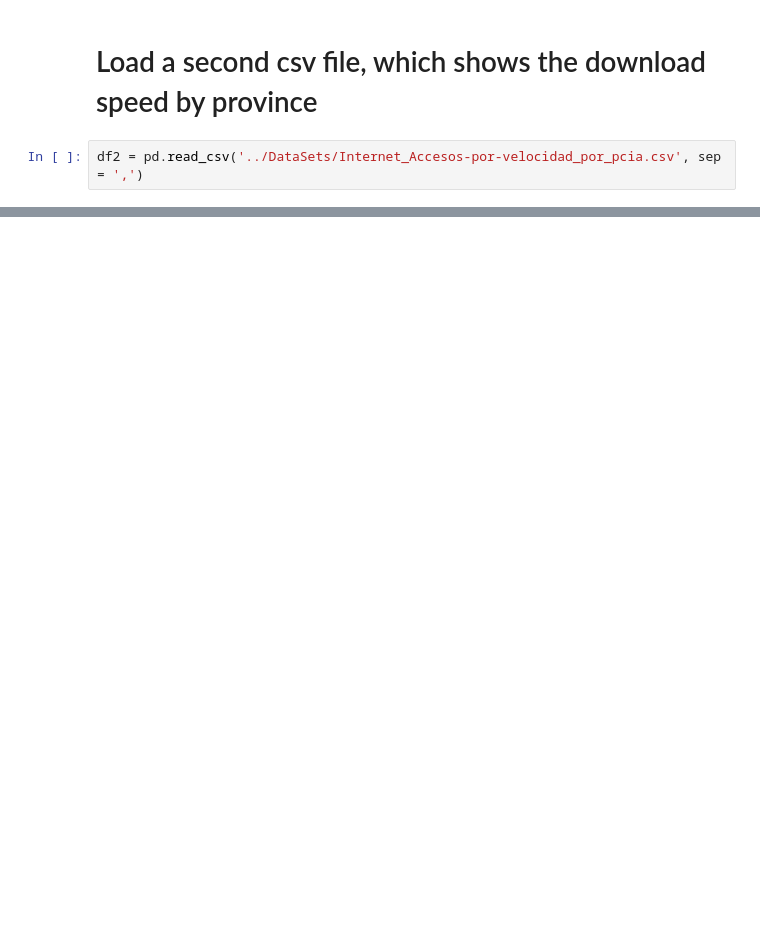
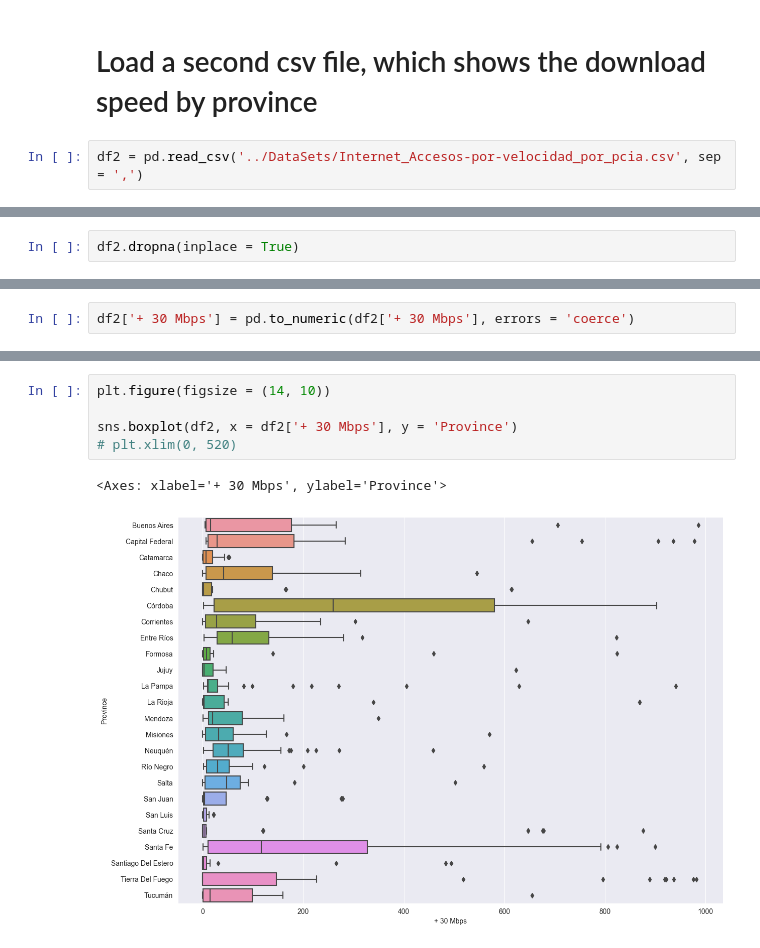
Before and after one commit to PatoMarzi/InternetAccess, a Jupyter notebook: EDAs/Internet_Access.ipynb, the cells around one changed output, grey strips where cells are left out. Cells and saved outputs as stored; diff of their text form; blank space fills up the shorter version.

```diff
--- a/EDAs/Internet_Access.ipynb
+++ b/EDAs/Internet_Access.ipynb
@@ -276,0 +316,2 @@ df2.describe()
+# %%
+df2.dropna(inplace = True)
@@ -276,0 +349,2 @@ df2.describe()
+# %%
+df2['+ 30 Mbps'] = pd.to_numeric(df2['+ 30 Mbps'], errors = 'coerce')
@@ -276,0 +373,8 @@ df2.describe()
+# %%
+plt.figure(figsize = (14, 10))
+
+sns.boxplot(df2, x = df2['+ 30 Mbps'], y = 'Province')
+# plt.xlim(0, 520)
+# %% [output]
+<Axes: xlabel='+ 30 Mbps', ylabel='Province'>
+[figure, added]
```
Also changed, not shown: parts of 19 cells of this notebook.
